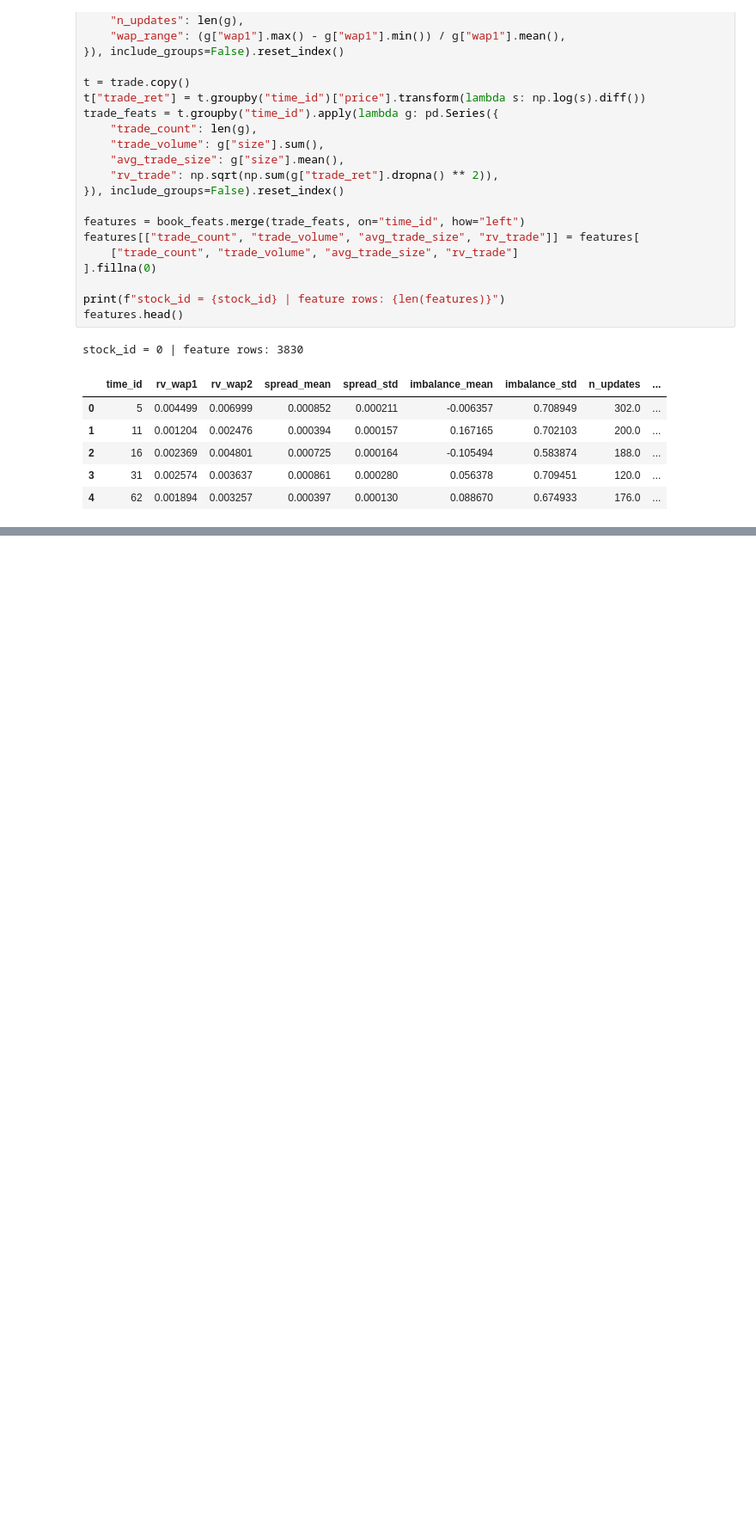
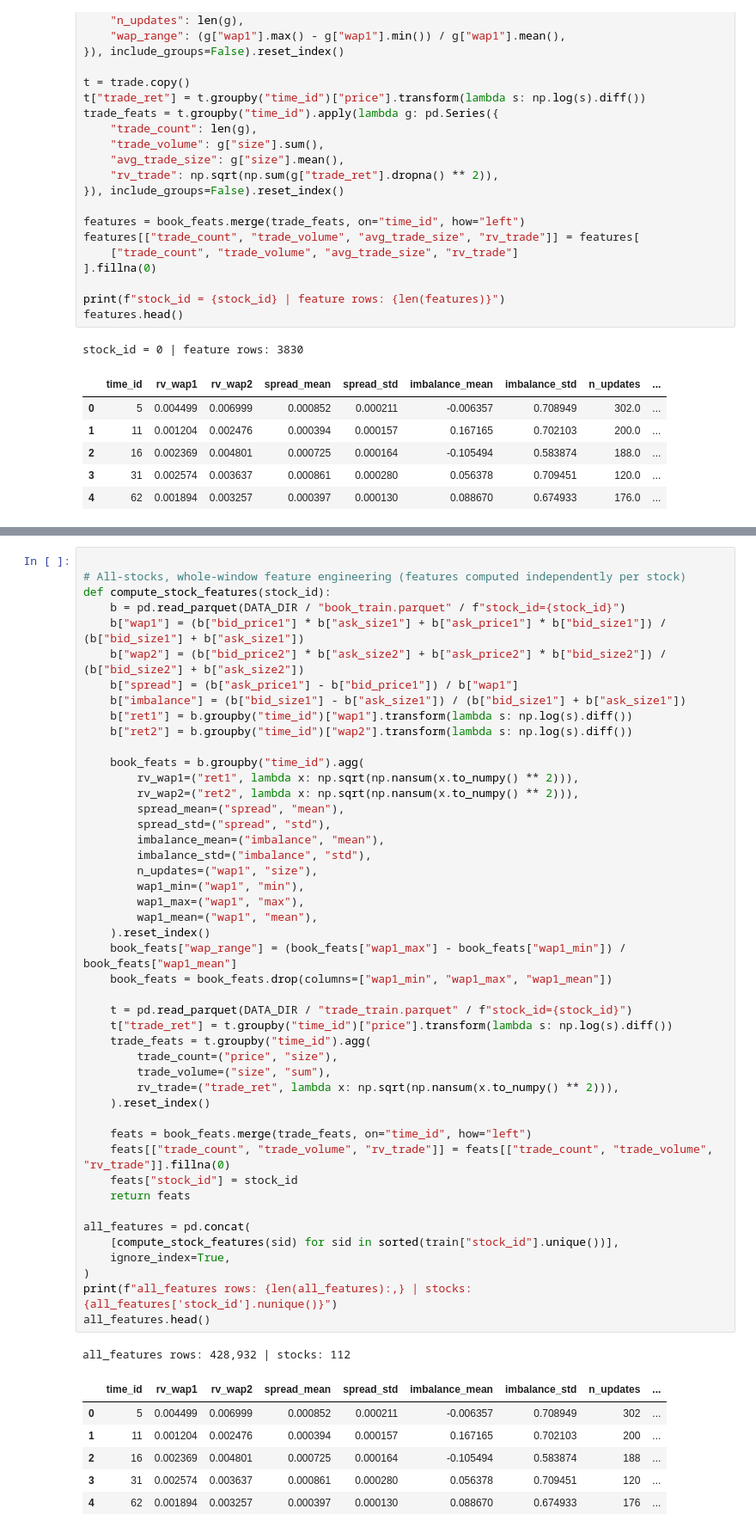
Before and after one commit to RezaCodz/Volatility-Forecast-and-Inference, a Jupyter notebook: notebooks/optiver_volatility/01_data_exploration.ipynb, the cells around one changed output, grey strips where cells are left out. Shown at 86% size. Drawn from its saved outputs; the diff is of its cells as text; blank space fills up the shorter version.

```diff
--- a/notebooks/optiver_volatility/01_data_exploration.ipynb
+++ b/notebooks/optiver_volatility/01_data_exploration.ipynb
@@ -407,0 +416,54 @@ print(f"\nnaive rv_wap1 baseline (test): rmspe={naive_test_rmspe:.4f}")
+# %%
+
+# All-stocks, whole-window feature engineering (features computed independently per stock)
+def compute_stock_features(stock_id):
+    b = pd.read_parquet(DATA_DIR / "book_train.parquet" / f"stock_id={stock_id}")
+    b["wap1"] = (b["bid_price1"] * b["ask_size1"] + b["ask_price1"] * b["bid_size1"]) / (b["bid_size1"] + b["ask_size1"])
+    b["wap2"] = (b["bid_price2"] * b["ask_size2"] + b["ask_price2"] * b["bid_size2"]) / (b["bid_size2"] + b["ask_size2"])
+    b["spread"] = (b["ask_price1"] - b["bid_price1"]) / b["wap1"]
+    b["imbalance"] = (b["bid_size1"] - b["ask_size1"]) / (b["bid_size1"] + b["ask_size1"])
+    b["ret1"] = b.groupby("time_id")["wap1"].transform(lambda s: np.log(s).diff())
+    b["ret2"] = b.groupby("time_id")["wap2"].transform(lambda s: np.log(s).diff())
+
+    book_feats = b.groupby("time_id").agg(
+        rv_wap1=("ret1", lambda x: np.sqrt(np.nansum(x.to_numpy() ** 2))),
+        rv_wap2=("ret2", lambda x: np.sqrt(np.nansum(x.to_numpy() ** 2))),
+        spread_mean=("spread", "mean"),
+        spread_std=("spread", "std"),
+        imbalance_mean=("imbalance", "mean"),
+        imbalance_std=("imbalance", "std"),
+        n_updates=("wap1", "size"),
+        wap1_min=("wap1", "min"),
+        wap1_max=("wap1", "max"),
+        wap1_mean=("wap1", "mean"),
+    ).reset_index()
+    book_feats["wap_range"] = (book_feats["wap1_max"] - book_feats["wap1_min"]) / book_feats["wap1_mean"]
+    book_feats = book_feats.drop(columns=["wap1_min", "wap1_max", "wap1_mean"])
+
+    t = pd.read_parquet(DATA_DIR / "trade_train.parquet" / f"stock_id={stock_id}")
+    t["trade_ret"] = t.groupby("time_id")["price"].transform(lambda s: np.log(s).diff())
+    trade_feats = t.groupby("time_id").agg(
+        trade_count=("price", "size"),
+        trade_volume=("size", "sum"),
+        rv_trade=("trade_ret", lambda x: np.sqrt(np.nansum(x.to_numpy() ** 2))),
+    ).reset_index()
+
+    feats = book_feats.merge(trade_feats, on="time_id", how="left")
+    feats[["trade_count", "trade_volume", "rv_trade"]] = feats[["trade_count", "trade_volume", "rv_trade"]].fillna(0)
+    feats["stock_id"] = stock_id
+    return feats
+
+all_features = pd.concat(
+    [compute_stock_features(sid) for sid in sorted(train["stock_id"].unique())],
+    ignore_index=True,
+)
+print(f"all_features rows: {len(all_features):,} | stocks: {all_features['stock_id'].nunique()}")
+all_features.head()
+# %% [output]
+all_features rows: 428,932 | stocks: 112
+|  | time_id | rv_wap1 | rv_wap2 | spread_mean | spread_std | imbalance_mean | imbalance_std | n_updates | ... |
+| 0 | 5 | 0.004499 | 0.006999 | 0.000852 | 0.000211 | -0.006357 | 0.708949 | 302 | ... |
+| 1 | 11 | 0.001204 | 0.002476 | 0.000394 | 0.000157 | 0.167165 | 0.702103 | 200 | ... |
+| 2 | 16 | 0.002369 | 0.004801 | 0.000725 | 0.000164 | -0.105494 | 0.583874 | 188 | ... |
+| 3 | 31 | 0.002574 | 0.003637 | 0.000861 | 0.000280 | 0.056378 | 0.709451 | 120 | ... |
+| 4 | 62 | 0.001894 | 0.003257 | 0.000397 | 0.000130 | 0.088670 | 0.674933 | 176 | ... |
```
Also changed, not shown: parts of 3 cells of this notebook.
